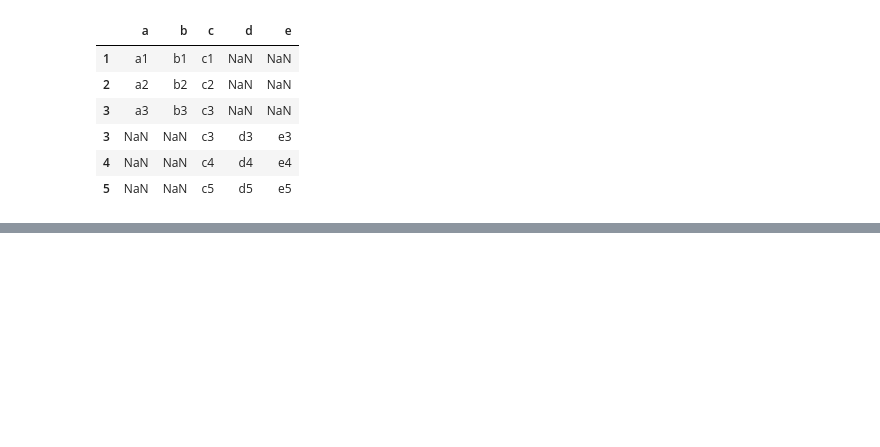
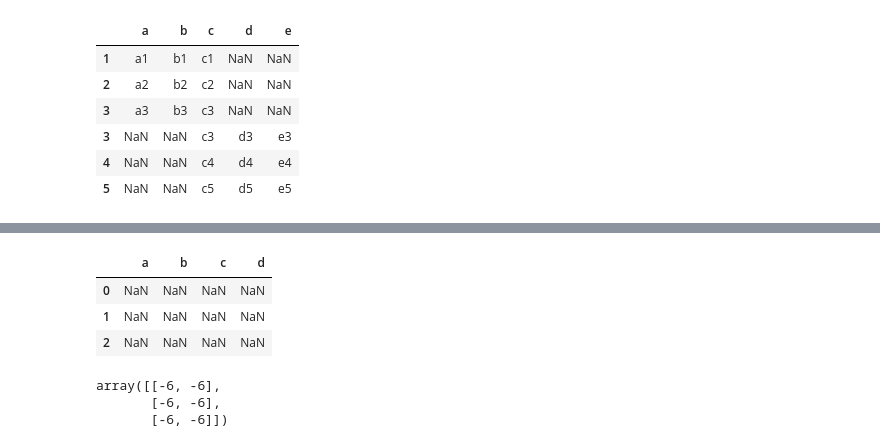
Before and after one commit to douyujie/ml_building_blocks, a Jupyter notebook: Pandas Go.ipynb, the cells around one changed output, grey strips where cells are left out. Cells and saved outputs as stored; diff of their text form; code cells hidden in the pictures; blank space fills up the shorter version.

```diff
--- a/Pandas Go.ipynb
+++ b/Pandas Go.ipynb
@@ -776,0 +812,13 @@ To retain the current behavior and silence the warning, pass 'sort=True'.
+# %%
+df[['a', 'b']] - df[['c', 'd']]
+# %% [output]
+|  | a | b | c | d |
+| 0 | NaN | NaN | NaN | NaN |
+| 1 | NaN | NaN | NaN | NaN |
+| 2 | NaN | NaN | NaN | NaN |
+# %%
+np.array(df[['a', 'b']], dtype='int') - np.array(df[['c','d']], dtype='int')
+# %% [output]
+array([[-6, -6],
+       [-6, -6],
+       [-6, -6]])
```
Also changed, not shown: parts of 7 cells of this notebook.
